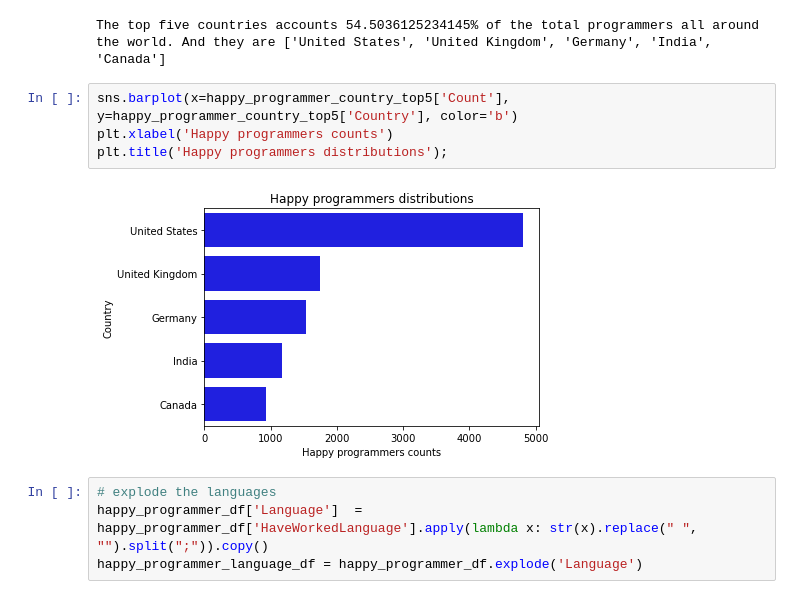
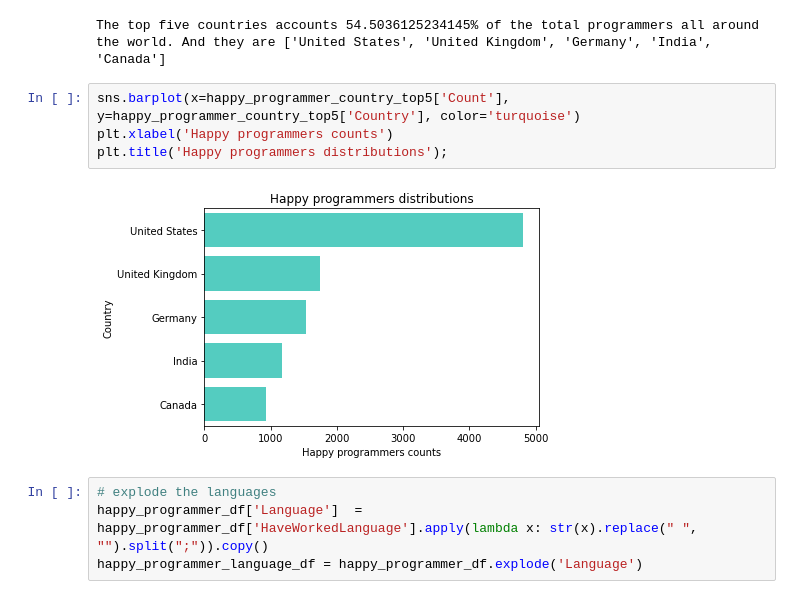
Before and after one commit to zhhaop09/Udacity_DS_Project1, a Jupyter notebook: model/Project1.ipynb, the cells around one changed output. Saved outputs shown, nothing was run; the diff lists cells and outputs as text.

```diff
--- a/model/Project1.ipynb
+++ b/model/Project1.ipynb
@@ -55,11 +99,11 @@ print(f"The top five countries accounts {top5_precentage}% of the total programm
 # %% [output]
 The top five countries accounts 54.5036125234145% of the total programmers all around the world. And they are ['United States', 'United Kingdom', 'Germany', 'India', 'Canada']
 # %%
-sns.barplot(x=happy_programmer_country_top5['Count'], y=happy_programmer_country_top5['Country'], color='b')
+sns.barplot(x=happy_programmer_country_top5['Count'], y=happy_programmer_country_top5['Country'], color='turquoise')
 plt.xlabel('Happy programmers counts')
 plt.title('Happy programmers distributions');
 # %% [output]
-[figure, old version]
+[figure, new version]
 # %%
 # explode the languages
 happy_programmer_df['Language']  = happy_programmer_df['HaveWorkedLanguage'].apply(lambda x: str(x).replace(" ", "").split(";")).copy()
```
Also changed, not shown: parts of 12 cells of this notebook, 2 other files.
